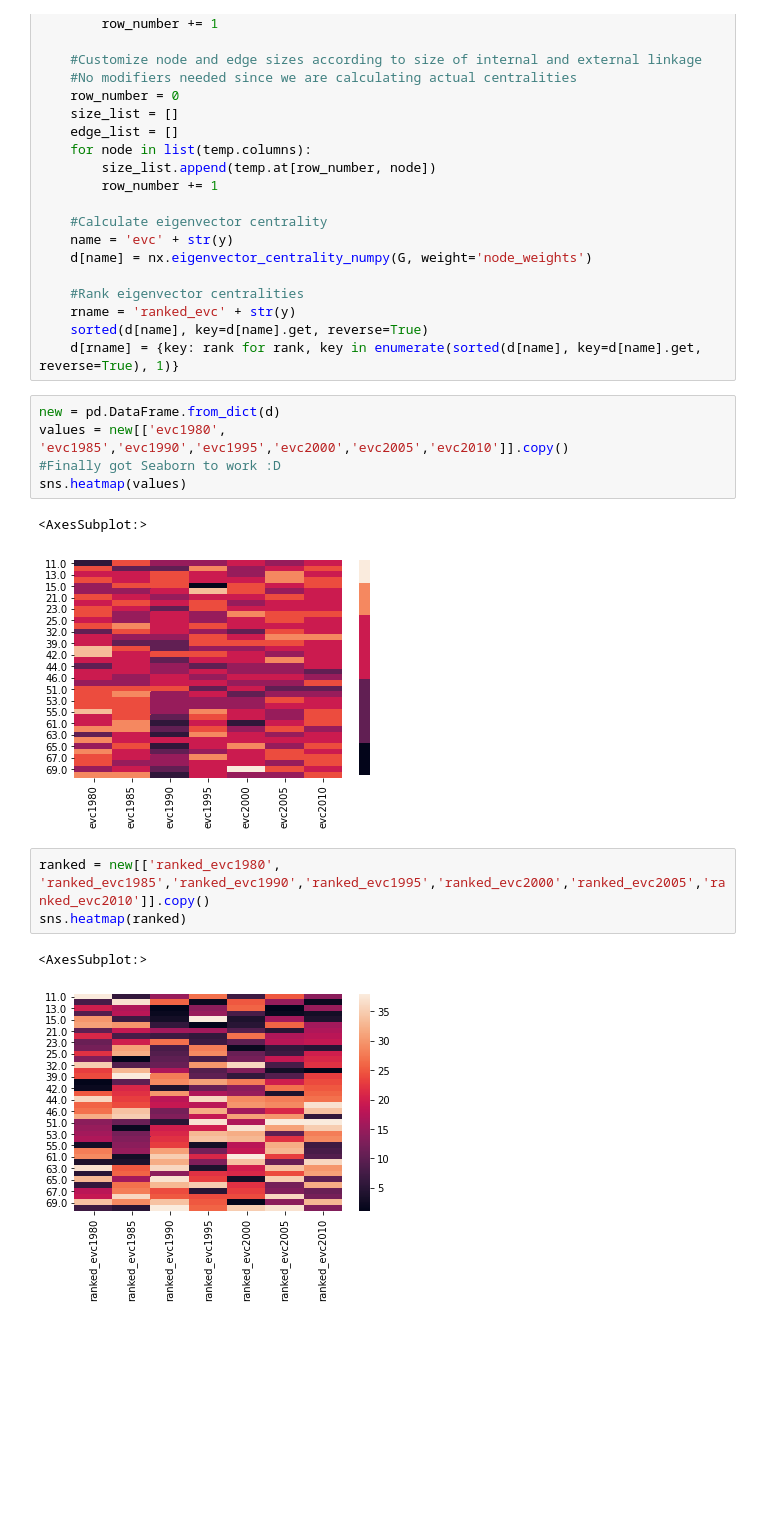
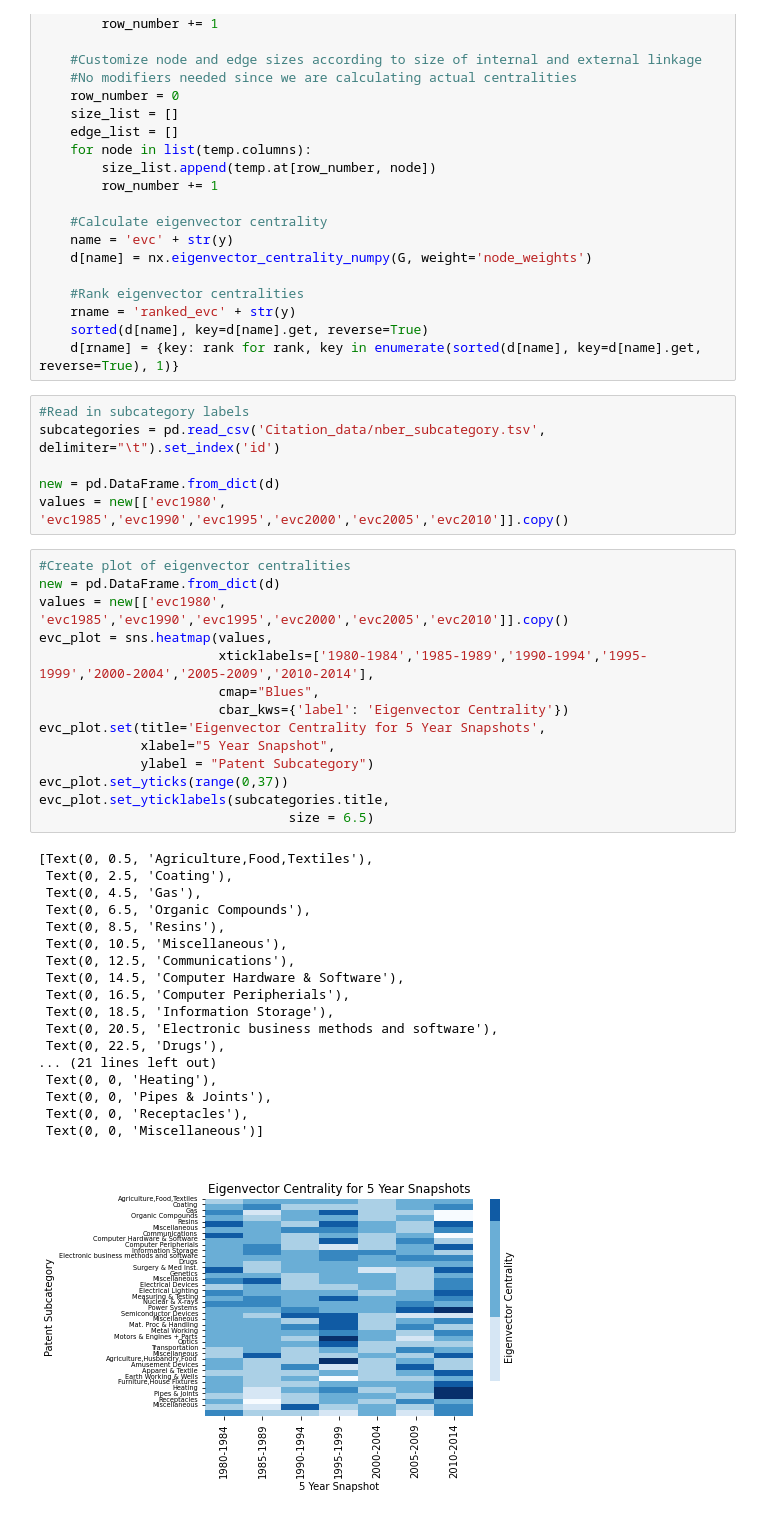
Before and after one commit to yniu87/PatentNetwork, a Jupyter notebook: networkx centralities.ipynb, the cells around one changed output. Drawn from its saved outputs; the diff is of its cells as text; blank space fills up the shorter version.

Commit message:
added subcategory label

```diff
--- a/networkx centralities.ipynb
+++ b/networkx centralities.ipynb
@@ -134,16 +132,41 @@ for y in year:
     sorted(d[name], key=d[name].get, reverse=True)
     d[rname] = {key: rank for rank, key in enumerate(sorted(d[name], key=d[name].get, reverse=True), 1)}
 # %%
+#Read in subcategory labels
+subcategories = pd.read_csv('Citation_data/nber_subcategory.tsv', delimiter="\t").set_index('id')
+
 new = pd.DataFrame.from_dict(d)
 values = new[['evc1980', 'evc1985','evc1990','evc1995','evc2000','evc2005','evc2010']].copy()
-#Finally got Seaborn to work :D
-sns.heatmap(values)
-# %% [output]
-<AxesSubplot:>
-[figure, removed]
-# %%
-ranked = new[['ranked_evc1980', 'ranked_evc1985','ranked_evc1990','ranked_evc1995','ranked_evc2000','ranked_evc2005','ranked_evc2010']].copy()
-sns.heatmap(ranked)
-# %% [output]
-<AxesSubplot:>
-[figure, removed]
+# %%
+#Create plot of eigenvector centralities
+new = pd.DataFrame.from_dict(d)
+values = new[['evc1980', 'evc1985','evc1990','evc1995','evc2000','evc2005','evc2010']].copy()
+evc_plot = sns.heatmap(values,
+                       xticklabels=['1980-1984','1985-1989','1990-1994','1995-1999','2000-2004','2005-2009','2010-2014'],
+                       cmap="Blues",
+                       cbar_kws={'label': 'Eigenvector Centrality'})
+evc_plot.set(title='Eigenvector Centrality for 5 Year Snapshots',
+             xlabel="5 Year Snapshot",
+             ylabel = "Patent Subcategory")
+evc_plot.set_yticks(range(0,37))
+evc_plot.set_yticklabels(subcategories.title,
+                                size = 6.5)
+# %% [output]
+[Text(0, 0.5, 'Agriculture,Food,Textiles'),
+ Text(0, 2.5, 'Coating'),
+ Text(0, 4.5, 'Gas'),
+ Text(0, 6.5, 'Organic Compounds'),
+ Text(0, 8.5, 'Resins'),
+ Text(0, 10.5, 'Miscellaneous'),
+ Text(0, 12.5, 'Communications'),
+ Text(0, 14.5, 'Computer Hardware & Software'),
+ Text(0, 16.5, 'Computer Peripherials'),
+ Text(0, 18.5, 'Information Storage'),
+ Text(0, 20.5, 'Electronic business methods and software'),
+ Text(0, 22.5, 'Drugs'),
+... (21 lines left out)
+ Text(0, 0, 'Heating'),
+ Text(0, 0, 'Pipes & Joints'),
+ Text(0, 0, 'Receptacles'),
+ Text(0, 0, 'Miscellaneous')]
+[figure, added]
```
Also changed, not shown: parts of 2 cells of this notebook, 1 other file.
